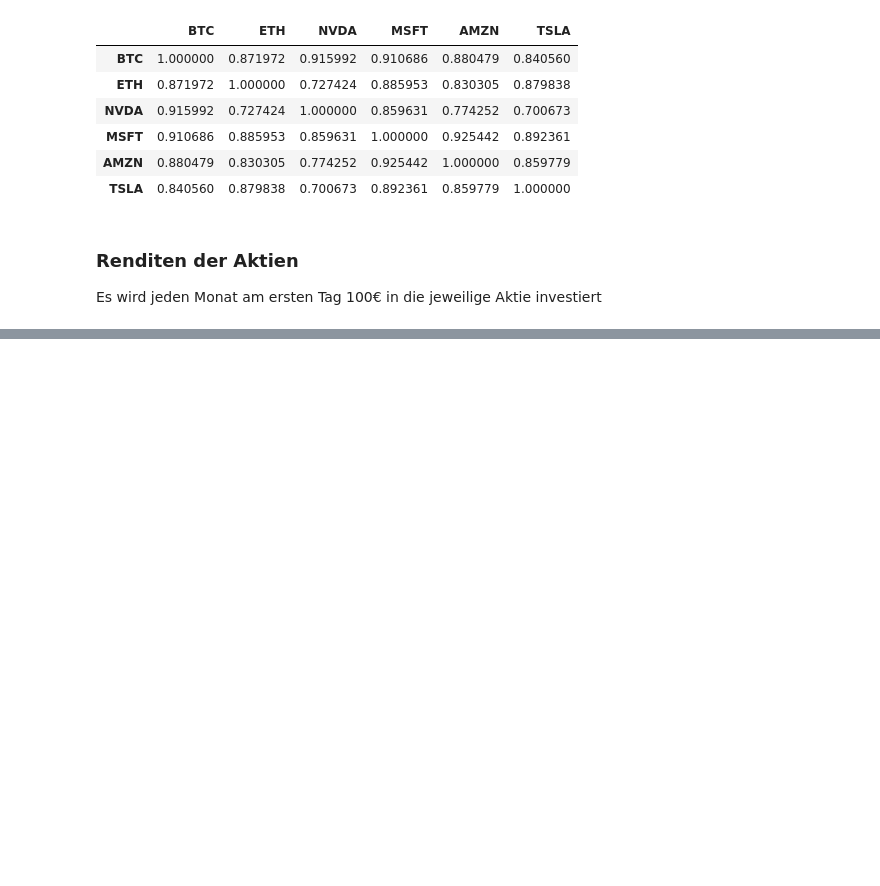
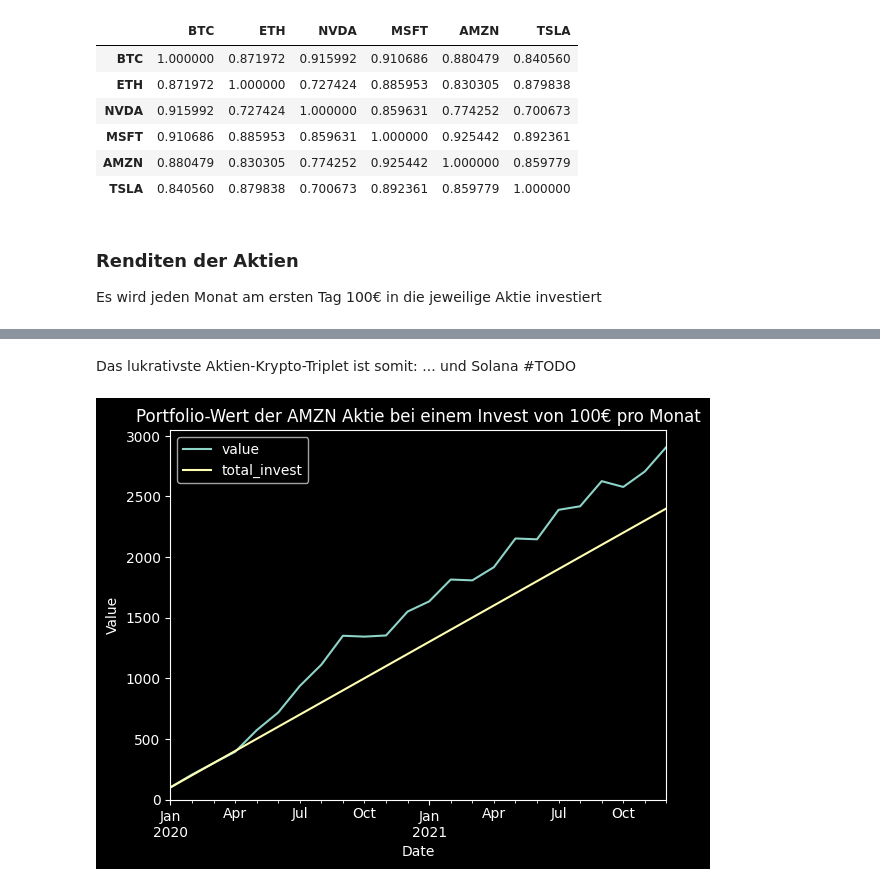
Before and after one commit to Mattis-Schulte/nasdaq-crypto-data-analytics-ws25-26, a Jupyter notebook: notebooks/02_data_analysis.ipynb, the cells around one changed output, grey strips where cells are left out. Saved outputs shown, nothing was run; the diff lists cells and outputs as text; code cells hidden in the pictures; blank space fills up the shorter version.

```diff
--- a/notebooks/02_data_analysis.ipynb
+++ b/notebooks/02_data_analysis.ipynb
@@ -317 +327,40 @@ Höchste Rendite: BTC mit 803074653.66 €
 105 rows × 3 columns
+# %% [markdown]
+Das lukrativste Aktien-Krypto-Triplet ist somit: ... und Solana     #TODO
+# %%
+# TODO Interactive Plot
+
+START_DATE = pd.to_datetime("1.1.2020")
+END_DATE = pd.to_datetime("1.1.2022")
+INVEST = 100    # in Euros
+TICKER = "AMZN"
+IS_CRYPPTO = False
+
+if IS_CRYPPTO:
+    df_rendite = df_crypto_daily_pp.copy()
+else:
+    df_rendite = df_nasdaq_daily_pp.copy()
+
+if TICKER not in df_rendite["ticker"].values:
+    raise RuntimeError("Invalid Ticker. Check ticker and IS_CRYPTO")
+
+df_rendite = df_rendite[(df_rendite["ticker"] == TICKER) & (df_rendite["date"].between(START_DATE, END_DATE))]
+df_rendite = df_rendite.drop(["ticker", "open"], axis=1)
+df_rendite["month"] = df_rendite["date"].dt.to_period("M")
+df_rendite = df_rendite.groupby(["month"]).first()
+df_rendite = df_rendite.drop("date", axis=1)
+
+df_rendite["count"] = INVEST / df_rendite["close"]
+df_rendite["total_count"] = df_rendite["count"].cumsum()
+df_rendite["value"] = df_rendite["total_count"] * df_rendite["close"]
+df_rendite["total_invest"] = np.arange(1, len(df_rendite) + 1) * 100
+
+p = df_rendite[["value", "total_invest"]].plot.line(
+    title=f"Portfolio-Wert der {TICKER} Aktie bei einem Invest von {INVEST}€ pro Monat",
+    xlabel="Date",
+    ylabel="Value",
+    ylim=(0, None)
+)
+plt.show()
+# %% [output]
+[figure, added]
```
Also changed, not shown: parts of 6 cells of this notebook.
